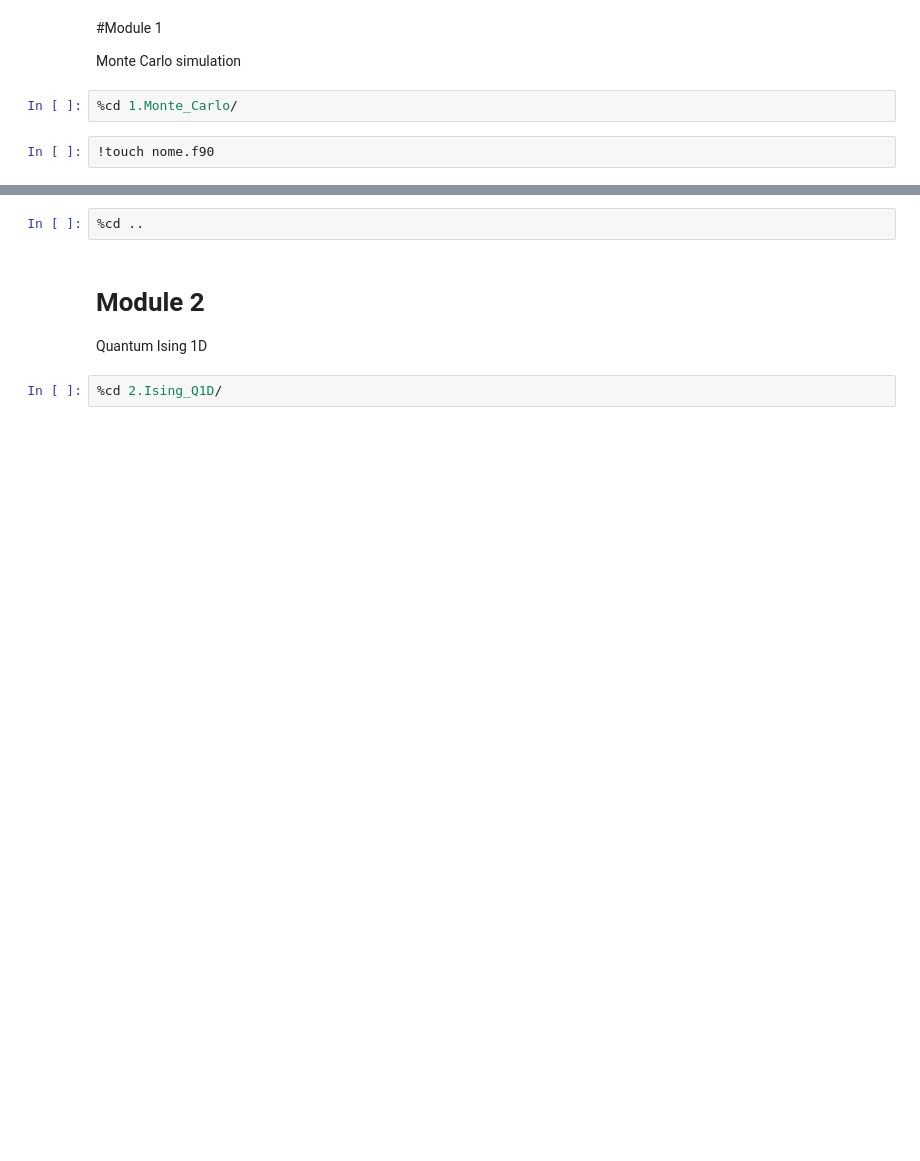
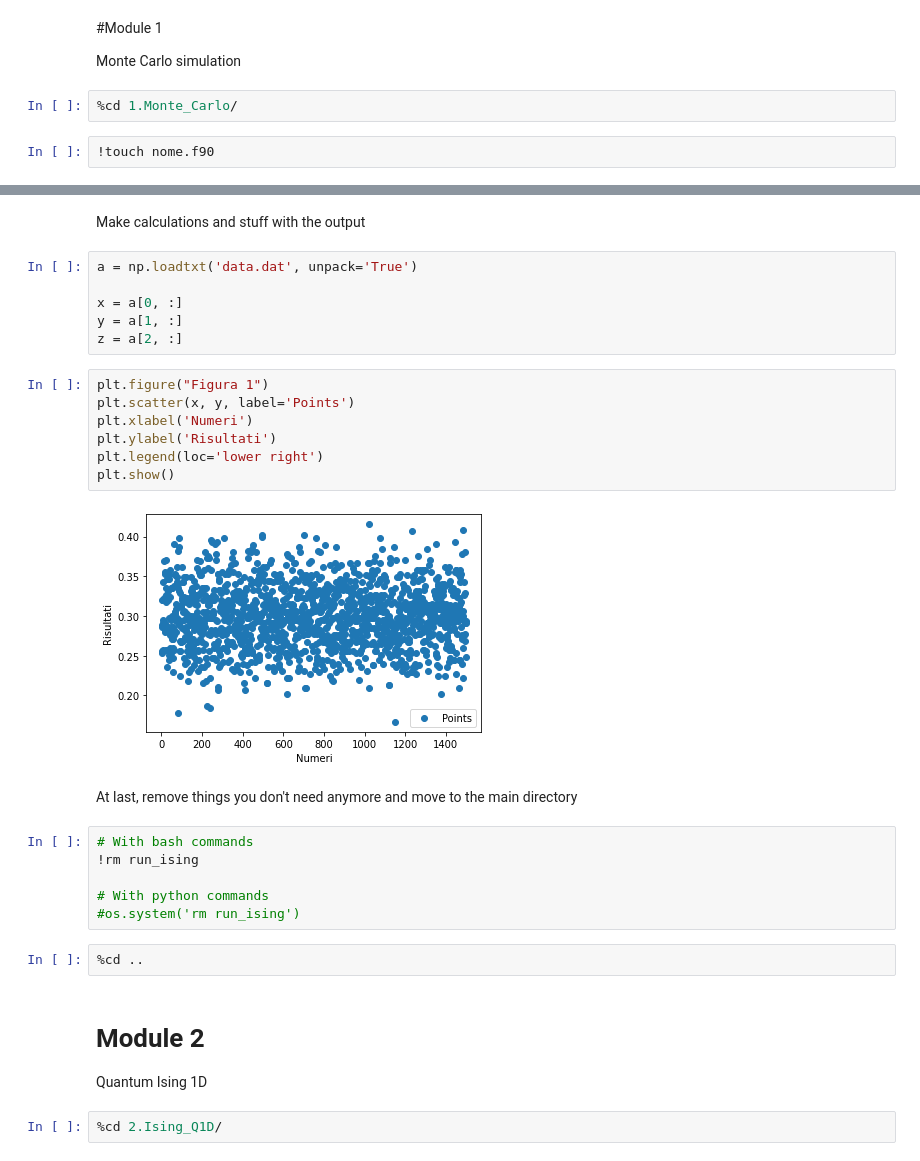
Before and after one commit to Dario-Maglio/Numerical_Methods, a Jupyter notebook: Colab_interface.ipynb, the cells around one changed output, grey strips where cells are left out. Drawn from its saved outputs; the diff is of its cells as text; blank space fills up the shorter version.

Commit message:
added plot with python

```diff
--- a/Colab_interface.ipynb
+++ b/Colab_interface.ipynb
@@ -39,3 +52,28 @@ Monte Carlo simulation
+# %% [markdown]
+Make calculations and stuff with the output
+# %%
+a = np.loadtxt('data.dat', unpack='True')
+
+x = a[0, :]
+y = a[1, :]
+z = a[2, :]
+# %%
+plt.figure("Figura 1")
+plt.scatter(x, y, label='Points')
+plt.xlabel('Numeri')
+plt.ylabel('Risultati')
+plt.legend(loc='lower right')
+plt.show()
+# %% [output]
+[figure, added]
+# %% [markdown]
+At last, remove things you don't need anymore and move to the main directory
+# %%
+# With bash commands
+!rm run_ising
+
+# With python commands
+#os.system('rm run_ising')
 # %%
 %cd ..
 # %% [markdown]
```
Also changed, not shown: parts of 16 cells of this notebook.
